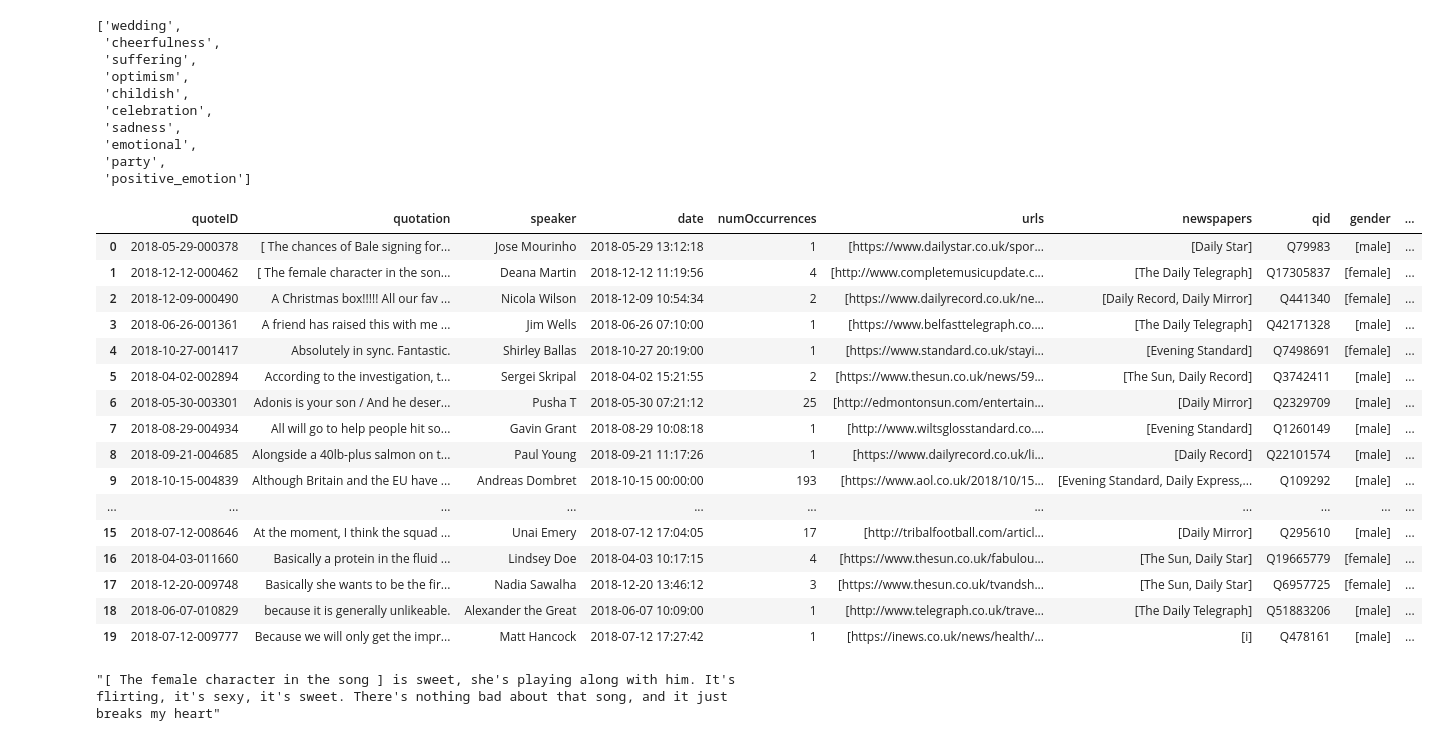
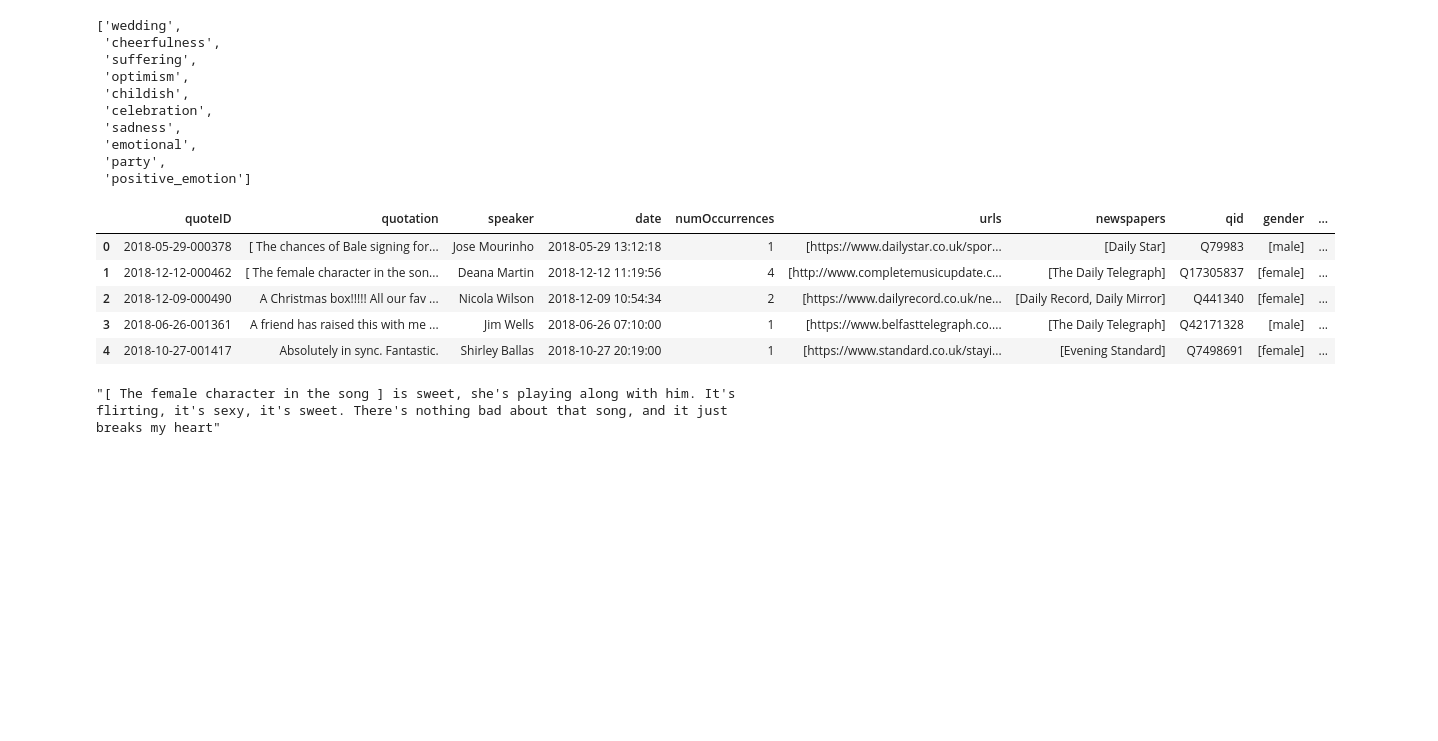
Before and after one commit to epfl-ada/ada-2021-project-palomamo, a Jupyter notebook: gender_topics.ipynb, the cells around one changed output. Cells and saved outputs as stored; diff of their text form; code cells hidden in the pictures; blank space fills up the shorter version.

```diff
--- a/gender_topics.ipynb
+++ b/gender_topics.ipynb
@@ -120,25 +128,14 @@ def add_topics(path_in, path_males, path_females, path_others):
 # %%
 mini_df_2018 =  load_mini_version_of_data(MERGED_QUOTES_2018_PATH, 10, 2,use_colab)
 # %%
-mini_df_2018
+mini_df_2018.head()
 # %% [output]
 |  | quoteID | quotation | speaker | date | numOccurrences | urls | newspapers | qid | gender | ... |
 | 0 | 2018-05-29-000378 | [ The chances of Bale signing for... | Jose Mourinho | 2018-05-29 13:12:18 | 1 | [https://www.dailystar.co.uk/spor... | [Daily Star] | Q79983 | [male] | ... |
 | 1 | 2018-12-12-000462 | [ The female character in the son... | Deana Martin | 2018-12-12 11:19:56 | 4 | [http://www.completemusicupdate.c... | [The Daily Telegraph] | Q17305837 | [female] | ... |
 | 2 | 2018-12-09-000490 | A Christmas box!!!!! All our fav ... | Nicola Wilson | 2018-12-09 10:54:34 | 2 | [https://www.dailyrecord.co.uk/ne... | [Daily Record, Daily Mirror] | Q441340 | [female] | ... |
 | 3 | 2018-06-26-001361 | A friend has raised this with me ... | Jim Wells | 2018-06-26 07:10:00 | 1 | [https://www.belfasttelegraph.co.... | [The Daily Telegraph] | Q42171328 | [male] | ... |
 | 4 | 2018-10-27-001417 | Absolutely in sync. Fantastic. | Shirley Ballas | 2018-10-27 20:19:00 | 1 | [https://www.standard.co.uk/stayi... | [Evening Standard] | Q7498691 | [female] | ... |
-| 5 | 2018-04-02-002894 | According to the investigation, t... | Sergei Skripal | 2018-04-02 15:21:55 | 2 | [https://www.thesun.co.uk/news/59... | [The Sun, Daily Record] | Q3742411 | [male] | ... |
-| 6 | 2018-05-30-003301 | Adonis is your son / And he deser... | Pusha T | 2018-05-30 07:21:12 | 25 | [http://edmontonsun.com/entertain... | [Daily Mirror] | Q2329709 | [male] | ... |
-| 7 | 2018-08-29-004934 | All will go to help people hit so... | Gavin Grant | 2018-08-29 10:08:18 | 1 | [http://www.wiltsglosstandard.co.... | [Evening Standard] | Q1260149 | [male] | ... |
-| 8 | 2018-09-21-004685 | Alongside a 40lb-plus salmon on t... | Paul Young | 2018-09-21 11:17:26 | 1 | [https://www.dailyrecord.co.uk/li... | [Daily Record] | Q22101574 | [male] | ... |
-| 9 | 2018-10-15-004839 | Although Britain and the EU have ... | Andreas Dombret | 2018-10-15 00:00:00 | 193 | [https://www.aol.co.uk/2018/10/15... | [Evening Standard, Daily Express,... | Q109292 | [male] | ... |
-| ... | ... | ... | ... | ... | ... | ... | ... | ... | ... | ... |
-| 15 | 2018-07-12-008646 | At the moment, I think the squad ... | Unai Emery | 2018-07-12 17:04:05 | 17 | [http://tribalfootball.com/articl... | [Daily Mirror] | Q295610 | [male] | ... |
-| 16 | 2018-04-03-011660 | Basically a protein in the fluid ... | Lindsey Doe | 2018-04-03 10:17:15 | 4 | [https://www.thesun.co.uk/fabulou... | [The Sun, Daily Star] | Q19665779 | [female] | ... |
-| 17 | 2018-12-20-009748 | Basically she wants to be the fir... | Nadia Sawalha | 2018-12-20 13:46:12 | 3 | [https://www.thesun.co.uk/tvandsh... | [The Sun, Daily Star] | Q6957725 | [female] | ... |
-| 18 | 2018-06-07-010829 | because it is generally unlikeable. | Alexander the Great | 2018-06-07 10:09:00 | 1 | [http://www.telegraph.co.uk/trave... | [The Daily Telegraph] | Q51883206 | [male] | ... |
-| 19 | 2018-07-12-009777 | Because we will only get the impr... | Matt Hancock | 2018-07-12 17:27:42 | 1 | [https://inews.co.uk/news/health/... | [i] | Q478161 | [male] | ... |
 # %%
 def group_genders(x):
     if len(x)==1:
```
Also changed, not shown: parts of 8 cells of this notebook.
